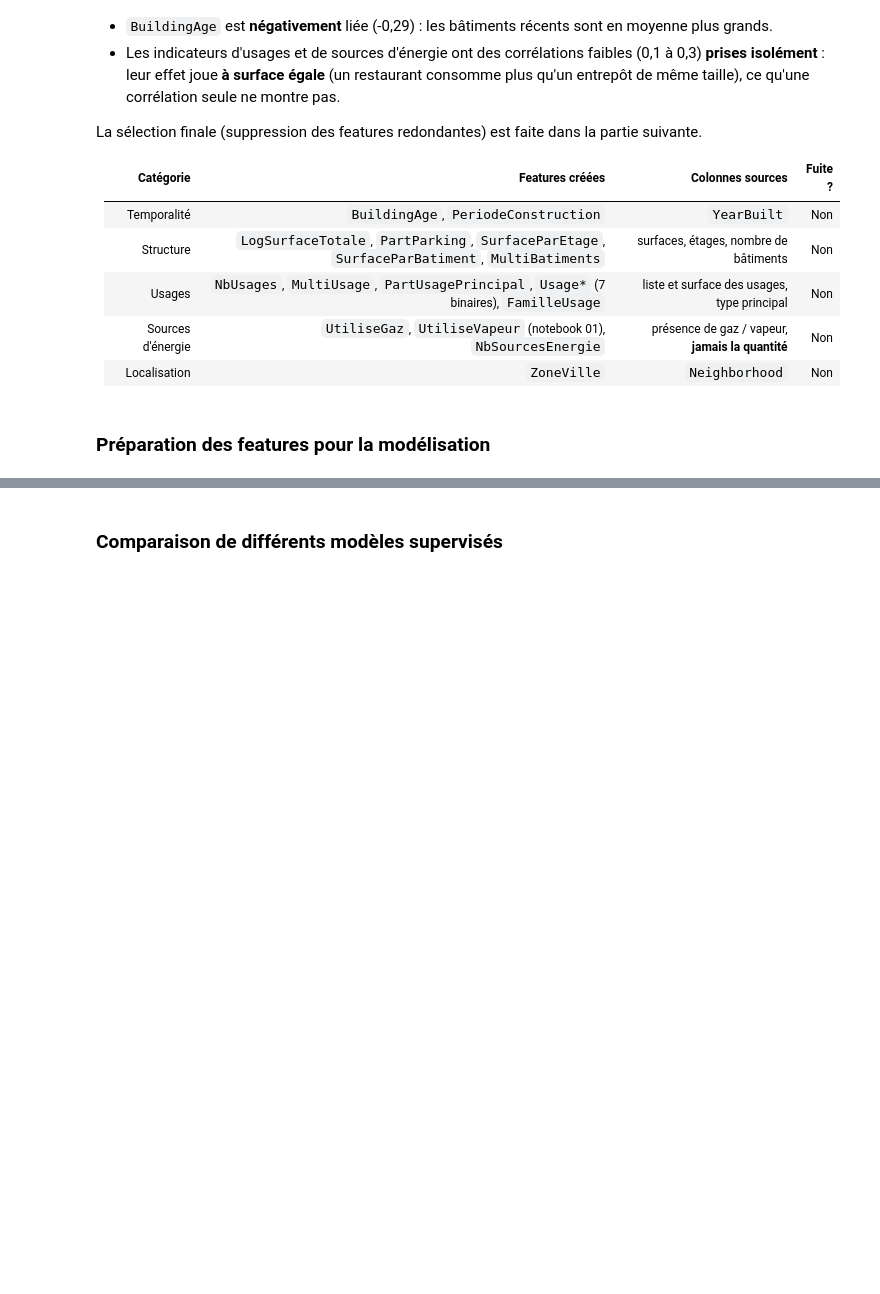
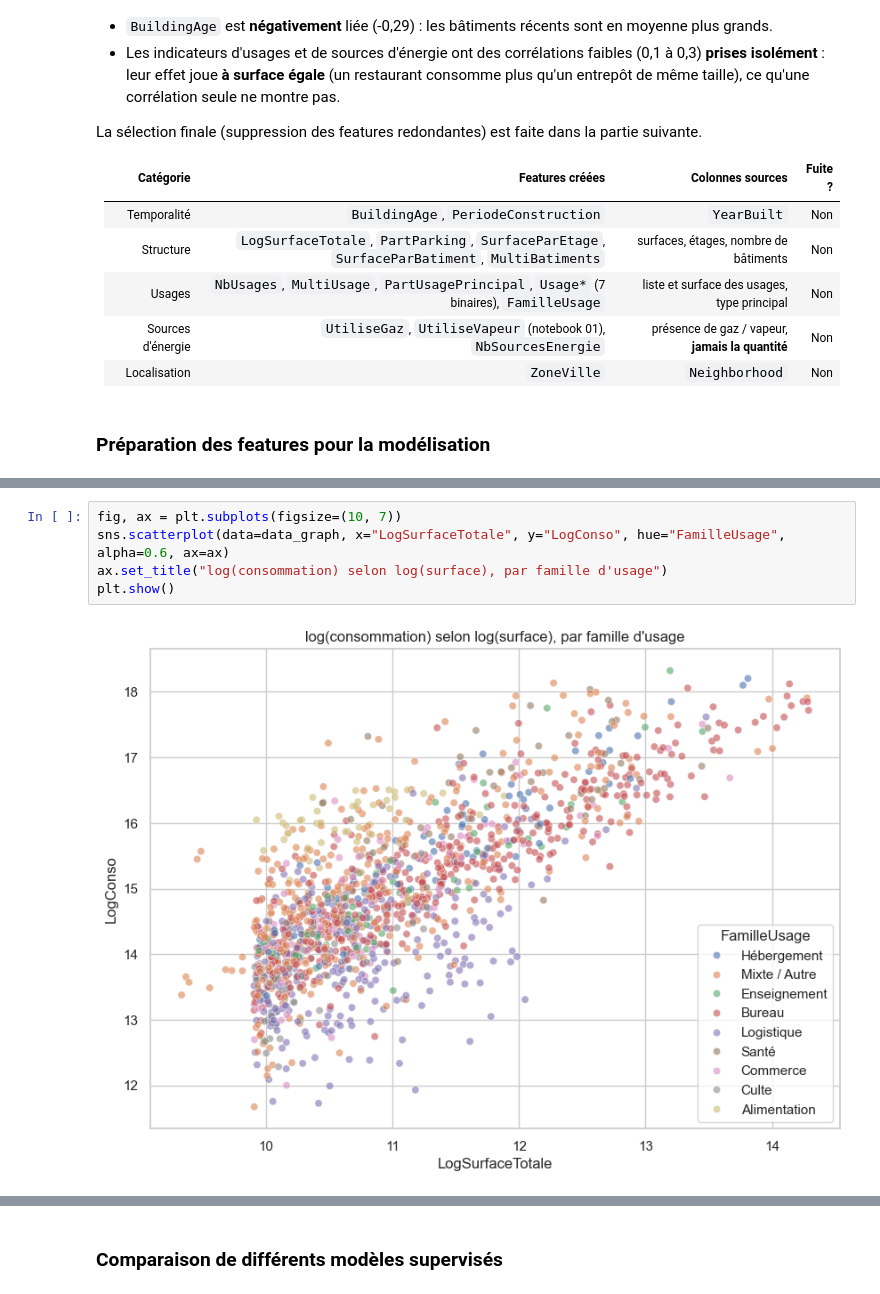
Before and after one commit to Txmwalker/anticipez-consommation-batiments, a Jupyter notebook: notebooks/02_modelisation.ipynb, the cells around one changed output, grey strips where cells are left out. Drawn from its saved outputs; the diff is of its cells as text; blank space fills up the shorter version.

```diff
--- a/notebooks/02_modelisation.ipynb
+++ b/notebooks/02_modelisation.ipynb
@@ -312,0 +676,7 @@ La sélection finale (suppression des features redondantes) est faite dans la pa
+# %%
+fig, ax = plt.subplots(figsize=(10, 7))
+sns.scatterplot(data=data_graph, x="LogSurfaceTotale", y="LogConso", hue="FamilleUsage", alpha=0.6, ax=ax)
+ax.set_title("log(consommation) selon log(surface), par famille d'usage")
+plt.show()
+# %% [output]
+[figure, added]
```
Also changed, not shown: parts of 46 cells of this notebook, 2 other files.
